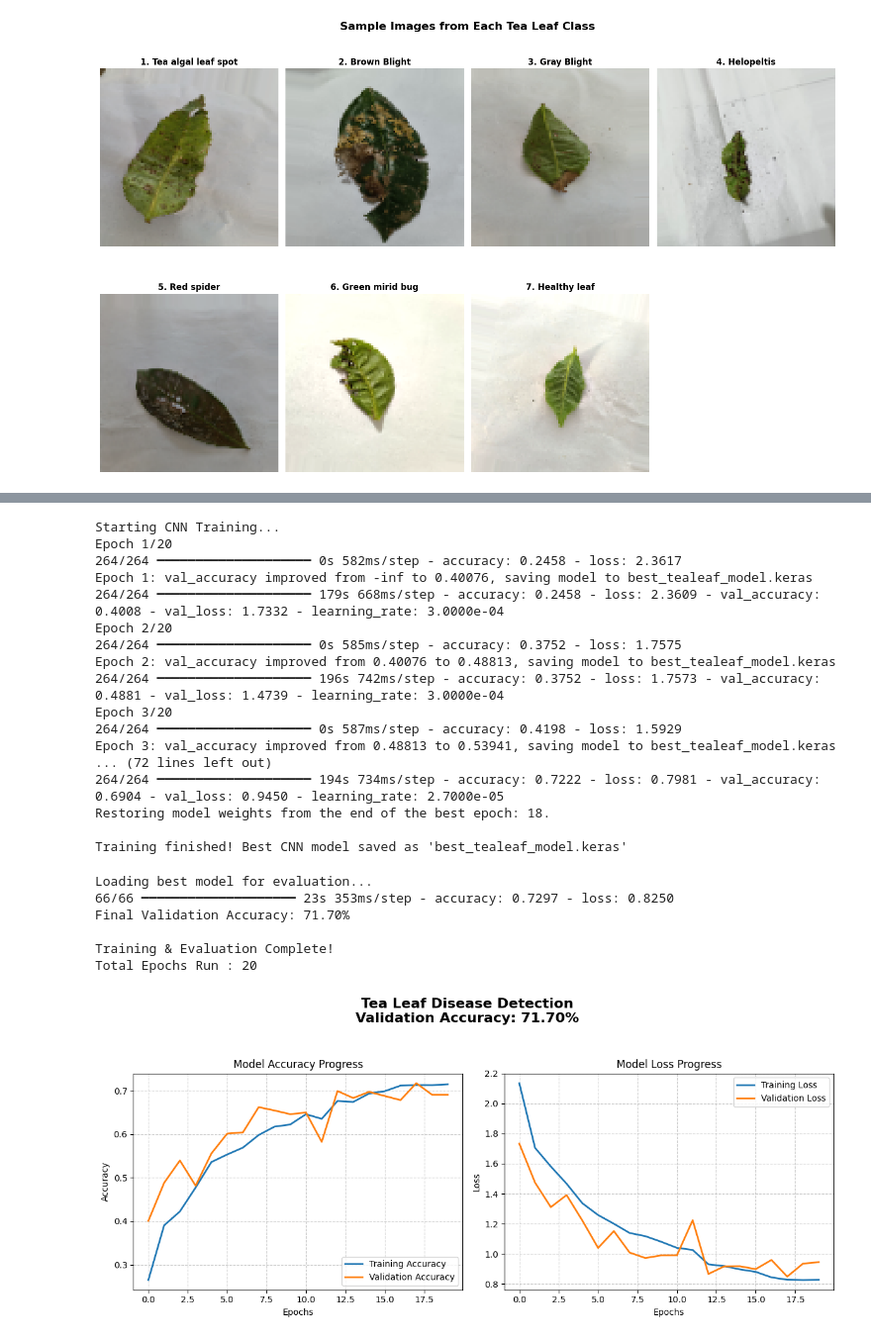
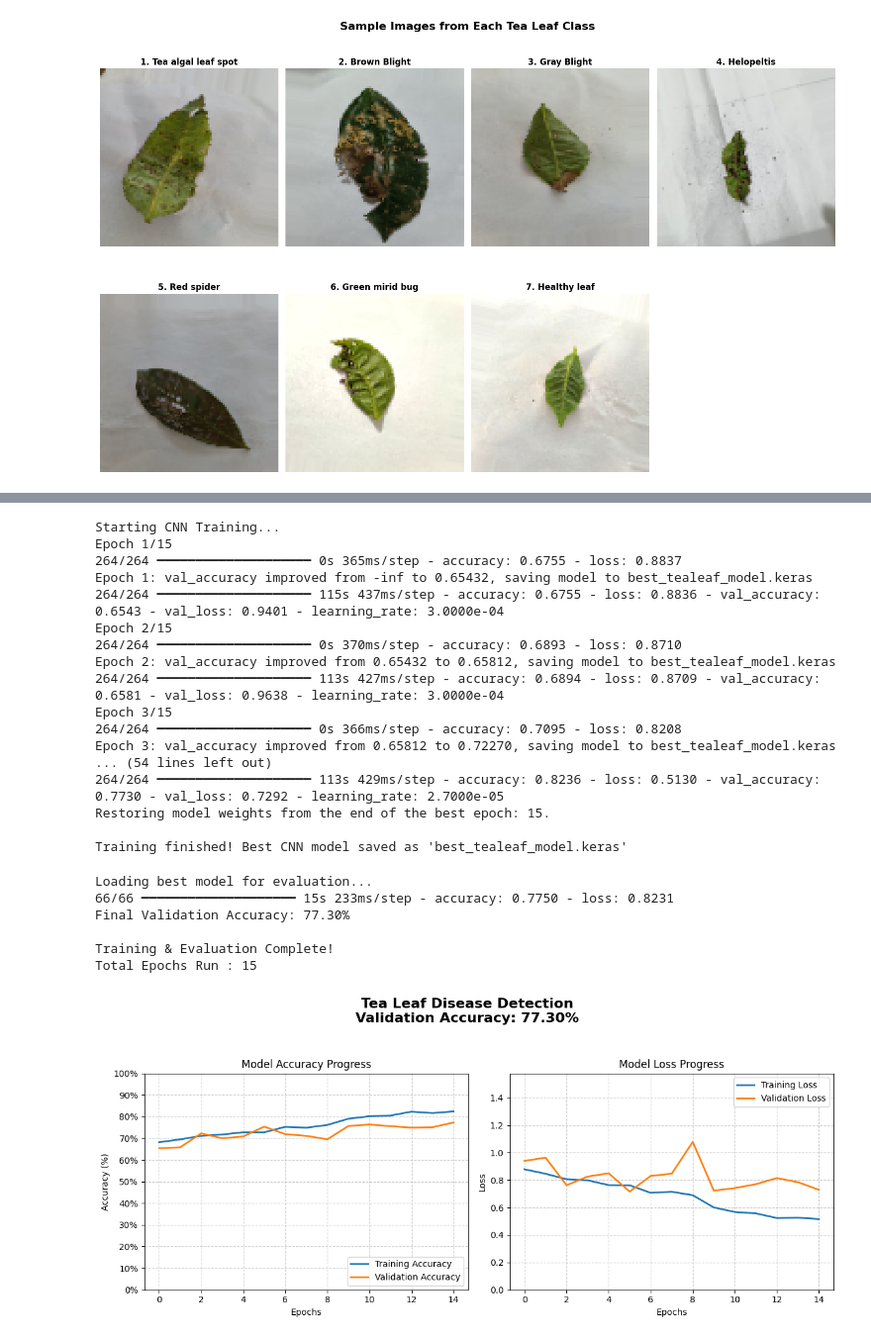
Before and after one commit to Gousepasha789/Tea-Leaf-disease-detection, a Jupyter notebook: Tea_Leaf_Disease_Detection.ipynb, the cells around one changed output, grey strips where cells are left out. Shown: that part at 99% size. Saved outputs shown, nothing was run; the diff lists cells and outputs as text; code cells hidden in the pictures.

```diff
--- a/Tea_Leaf_Disease_Detection.ipynb
+++ b/Tea_Leaf_Disease_Detection.ipynb
@@ -142,7 +142,6 @@ Number of Classes        : 7
 [figure]
 # %%
 # Step 6: Build CNN Model
-
 num_classes = train_data.num_classes
 
 model = models.Sequential([
@@ -159,7 +158,7 @@ model = models.Sequential([
     layers.MaxPooling2D(2,2),
 
     layers.Flatten(),
-    layers.Dense(512, activation='relu', kernel_regularizer=regularizers.l2(0.001)),
+    layers.Dense(512, activation='relu', kernel_regularizer=regularizers.l2(0.0001)),
     layers.Dropout(0.5),
     layers.Dense(num_classes, activation='softmax')
 ])
@@ -169,6 +168,7 @@ model.compile(
     loss='categorical_crossentropy',
     metrics=['accuracy']
 )
+
 model.summary()
-print(f"\nModel created with {num_classes} output classes")
+print(f"\nOptimized CNN model created with {num_classes} output classes")
 # %% [output]
@@ -204,7 +204,7 @@ checkpoint = ModelCheckpoint("best_tealeaf_model.keras",
                              verbose=1)
 
 early_stop = EarlyStopping(monitor='val_accuracy',
-                           patience=5,
+                           patience=8,
                            restore_best_weights=True,
                            verbose=1)
 
@@ -214,9 +214,9 @@ reduce_lr = ReduceLROnPlateau(monitor='val_loss',
                               min_lr=1e-6,
                               verbose=1)
 
-print("Starting CNN Training... ")
+print("Starting CNN Training...")
 
-EPOCHS = 20
+EPOCHS = 15
 
 history = model.fit(
     train_data,
@@ -229,20 +229,20 @@ history = model.fit(
 print("\nTraining finished! Best CNN model saved as 'best_tealeaf_model.keras'")
 # %% [output]
 Starting CNN Training...
-Epoch 1/20
-264/264 ━━━━━━━━━━━━━━━━━━━━ 0s 582ms/step - accuracy: 0.2458 - loss: 2.3617
-Epoch 1: val_accuracy improved from -inf to 0.40076, saving model to best_tealeaf_model.keras
-264/264 ━━━━━━━━━━━━━━━━━━━━ 179s 668ms/step - accuracy: 0.2458 - loss: 2.3609 - val_accuracy: 0.4008 - val_loss: 1.7332 - learning_rate: 3.0000e-04
-Epoch 2/20
-264/264 ━━━━━━━━━━━━━━━━━━━━ 0s 585ms/step - accuracy: 0.3752 - loss: 1.7575
-Epoch 2: val_accuracy improved from 0.40076 to 0.48813, saving model to best_tealeaf_model.keras
-264/264 ━━━━━━━━━━━━━━━━━━━━ 196s 742ms/step - accuracy: 0.3752 - loss: 1.7573 - val_accuracy: 0.4881 - val_loss: 1.4739 - learning_rate: 3.0000e-04
-Epoch 3/20
-264/264 ━━━━━━━━━━━━━━━━━━━━ 0s 587ms/step - accuracy: 0.4198 - loss: 1.5929
-Epoch 3: val_accuracy improved from 0.48813 to 0.53941, saving model to best_tealeaf_model.keras
-... (72 lines left out)
-264/264 ━━━━━━━━━━━━━━━━━━━━ 194s 734ms/step - accuracy: 0.7222 - loss: 0.7981 - val_accuracy: 0.6904 - val_loss: 0.9450 - learning_rate: 2.7000e-05
-Restoring model weights from the end of the best epoch: 18.
+Epoch 1/15
+264/264 ━━━━━━━━━━━━━━━━━━━━ 0s 365ms/step - accuracy: 0.6755 - loss: 0.8837
+Epoch 1: val_accuracy improved from -inf to 0.65432, saving model to best_tealeaf_model.keras
+264/264 ━━━━━━━━━━━━━━━━━━━━ 115s 437ms/step - accuracy: 0.6755 - loss: 0.8836 - val_accuracy: 0.6543 - val_loss: 0.9401 - learning_rate: 3.0000e-04
+Epoch 2/15
+264/264 ━━━━━━━━━━━━━━━━━━━━ 0s 370ms/step - accuracy: 0.6893 - loss: 0.8710
+Epoch 2: val_accuracy improved from 0.65432 to 0.65812, saving model to best_tealeaf_model.keras
+264/264 ━━━━━━━━━━━━━━━━━━━━ 113s 427ms/step - accuracy: 0.6894 - loss: 0.8709 - val_accuracy: 0.6581 - val_loss: 0.9638 - learning_rate: 3.0000e-04
+Epoch 3/15
+264/264 ━━━━━━━━━━━━━━━━━━━━ 0s 366ms/step - accuracy: 0.7095 - loss: 0.8208
+Epoch 3: val_accuracy improved from 0.65812 to 0.72270, saving model to best_tealeaf_model.keras
+... (54 lines left out)
+264/264 ━━━━━━━━━━━━━━━━━━━━ 113s 429ms/step - accuracy: 0.8236 - loss: 0.5130 - val_accuracy: 0.7730 - val_loss: 0.7292 - learning_rate: 2.7000e-05
+Restoring model weights from the end of the best epoch: 15.
 
 Training finished! Best CNN model saved as 'best_tealeaf_model.keras'
 # %%
@@ -264,35 +264,39 @@ plt.figure(figsize=(12,5))
 plt.suptitle(f"Tea Leaf Disease Detection\nValidation Accuracy: {acc*100:.2f}%",
              fontsize=16, fontweight='bold', y=1.05)
 
 # Accuracy subplot
 plt.subplot(1,2,1)
 plt.plot(history.history['accuracy'], label='Training Accuracy', linewidth=2)
 plt.plot(history.history['val_accuracy'], label='Validation Accuracy', linewidth=2)
 plt.xlabel('Epochs')
-plt.ylabel('Accuracy')
+plt.ylabel('Accuracy (%)')
+plt.ylim(0, 1.0)  # 🔹 Force 0–1 scale
+plt.yticks(np.linspace(0, 1.0, 11), [f"{int(x*100)}%" for x in np.linspace(0, 1.0, 11)])
 plt.legend(loc='lower right')
 plt.title('Model Accuracy Progress')
 plt.grid(True, linestyle='--', alpha=0.6)
 plt.box(True)
 
 # Loss subplot
 plt.subplot(1,2,2)
 plt.plot(history.history['loss'], label='Training Loss', linewidth=2)
 plt.plot(history.history['val_loss'], label='Validation Loss', linewidth=2)
 plt.xlabel('Epochs')
 plt.ylabel('Loss')
+max_loss = max(max(history.history['loss']), max(history.history['val_loss']))
+plt.ylim(0, max_loss + 0.5)  # auto adjust but starts at 0
 plt.legend(loc='upper right')
 plt.title('Model Loss Progress')
 plt.grid(True, linestyle='--', alpha=0.6)
 plt.box(True)
 
 plt.tight_layout()
 plt.show()
 # %% [output]
 Loading best model for evaluation...
-66/66 ━━━━━━━━━━━━━━━━━━━━ 23s 353ms/step - accuracy: 0.7297 - loss: 0.8250
-Final Validation Accuracy: 71.70%
+66/66 ━━━━━━━━━━━━━━━━━━━━ 15s 233ms/step - accuracy: 0.7750 - loss: 0.8231
+Final Validation Accuracy: 77.30%
 
 Training & Evaluation Complete!
-Total Epochs Run : 20
+Total Epochs Run : 15
-[figure, old version]
+[figure, new version]
```
Also changed, not shown: parts of 3 cells of this notebook.
